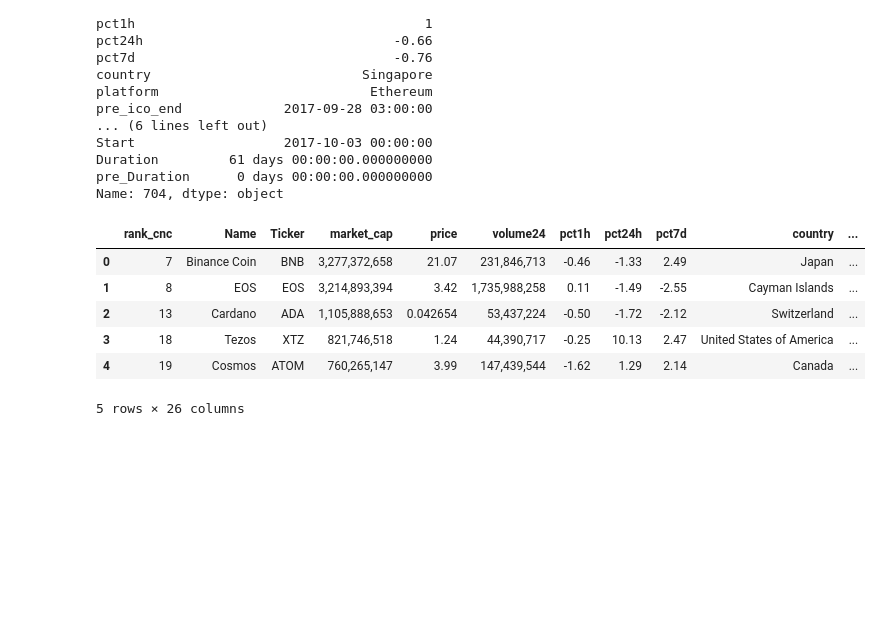
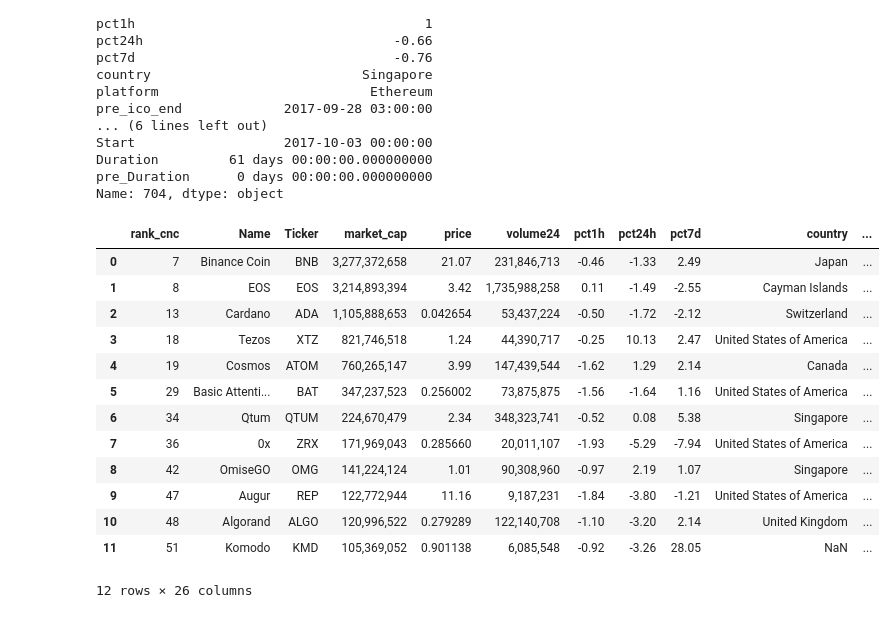
Before and after one commit to eccadena/ICO_Viability_Index, a Jupyter notebook: notebooks/libs/Eric/ready/sentiment_cmc_track_merge.ipynb, the cells around one changed output. Cells and saved outputs as stored; diff of their text form; code cells hidden in the pictures; blank space fills up the shorter version.

```diff
--- a/notebooks/libs/Eric/ready/sentiment_cmc_track_merge.ipynb
+++ b/notebooks/libs/Eric/ready/sentiment_cmc_track_merge.ipynb
@@ -29,12 +45,19 @@ ticker_sentiments_df = pd.read_csv(Path(f"../../../../data/cleandata/ticker_sent
 ticker_sentiments_df.rename(columns = {'ticker':'Ticker'}, inplace = True)
 # %%
 merged_inner = pd.merge(left=track_cmc_merged_df,right=ticker_sentiments_df, left_on='Ticker', right_on='Ticker')
-merged_inner.head()
+merged_inner.head(12)
 # %% [output]
 |  | rank_cnc | Name | Ticker | market_cap | price | volume24 | pct1h | pct24h | pct7d | country | ... |
 | 0 | 7 | Binance Coin | BNB | 3,277,372,658 | 21.07 | 231,846,713 | -0.46 | -1.33 | 2.49 | Japan | ... |
 | 1 | 8 | EOS | EOS | 3,214,893,394 | 3.42 | 1,735,988,258 | 0.11 | -1.49 | -2.55 | Cayman Islands | ... |
 | 2 | 13 | Cardano | ADA | 1,105,888,653 | 0.042654 | 53,437,224 | -0.50 | -1.72 | -2.12 | Switzerland | ... |
 | 3 | 18 | Tezos | XTZ | 821,746,518 | 1.24 | 44,390,717 | -0.25 | 10.13 | 2.47 | United States of America | ... |
 | 4 | 19 | Cosmos | ATOM | 760,265,147 | 3.99 | 147,439,544 | -1.62 | 1.29 | 2.14 | Canada | ... |
+| 5 | 29 | Basic Attenti... | BAT | 347,237,523 | 0.256002 | 73,875,875 | -1.56 | -1.64 | 1.16 | United States of America | ... |
+| 6 | 34 | Qtum | QTUM | 224,670,479 | 2.34 | 348,323,741 | -0.52 | 0.08 | 5.38 | Singapore | ... |
+| 7 | 36 | 0x | ZRX | 171,969,043 | 0.285660 | 20,011,107 | -1.93 | -5.29 | -7.94 | United States of America | ... |
+| 8 | 42 | OmiseGO | OMG | 141,224,124 | 1.01 | 90,308,960 | -0.97 | 2.19 | 1.07 | Singapore | ... |
+| 9 | 47 | Augur | REP | 122,772,944 | 11.16 | 9,187,231 | -1.84 | -3.80 | -1.21 | United States of America | ... |
+| 10 | 48 | Algorand | ALGO | 120,996,522 | 0.279289 | 122,140,708 | -1.10 | -3.20 | 2.14 | United Kingdom | ... |
+| 11 | 51 | Komodo | KMD | 105,369,052 | 0.901138 | 6,085,548 | -0.92 | -3.26 | 28.05 | NaN | ... |
-5 rows × 26 columns
+12 rows × 26 columns
```
Also changed, not shown: parts of 23 cells of this notebook.
